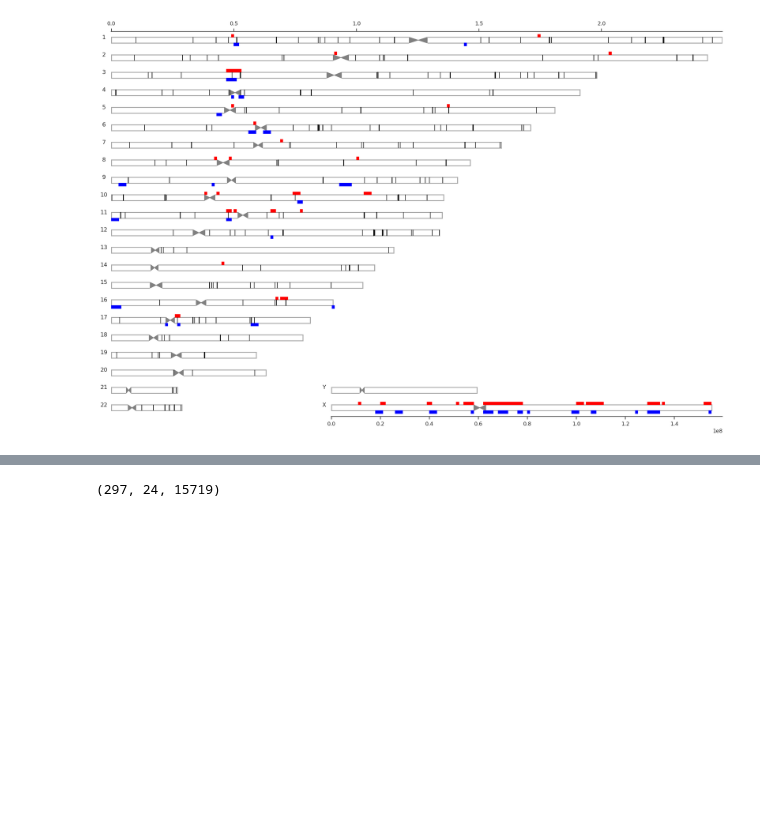
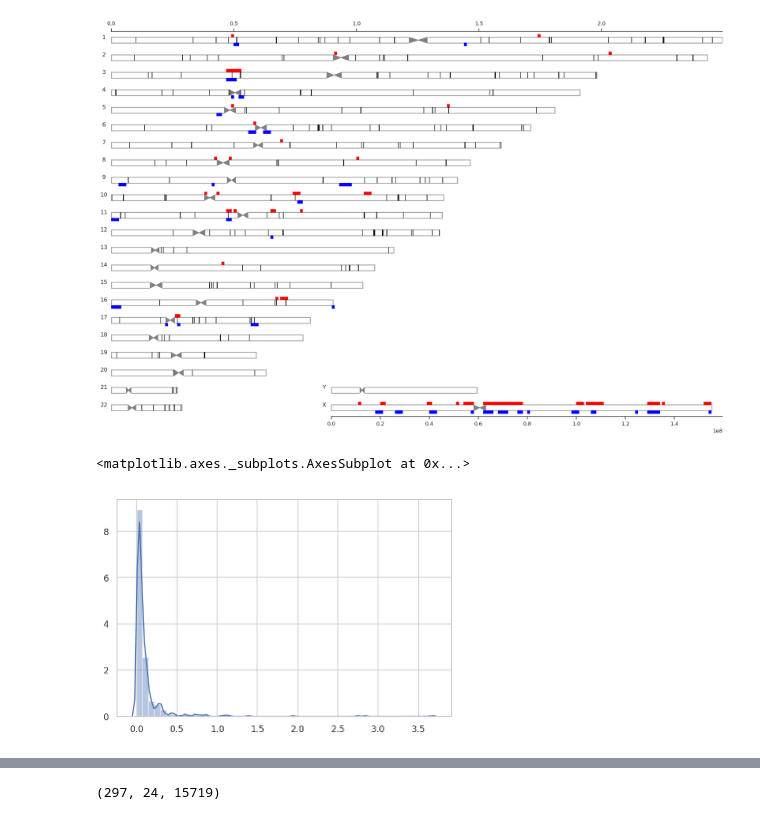
Before and after one commit to kaspermunch/humanXsweeps, a Jupyter notebook: notebooks/nb_27_circRNA.ipynb, the cells around one changed output, grey strips where cells are left out. Drawn from its saved outputs; the diff is of its cells as text; code cells hidden in the pictures; blank space fills up the shorter version.

```diff
--- a/notebooks/nb_27_circRNA.ipynb
+++ b/notebooks/nb_27_circRNA.ipynb
@@ -366,4 +366,9 @@ plt.tight_layout()
 #mpld3.display(fig)
 # %% [output]
 [figure]
+# %%
+sns.distplot(circ_data.sumReads / circ_data.linReads)
+# %% [output]
+<matplotlib.axes._subplots.AxesSubplot at 0x...>
+[figure, added]
 # %%
```
Also changed, not shown: parts of 8 cells of this notebook, 4 other files.
